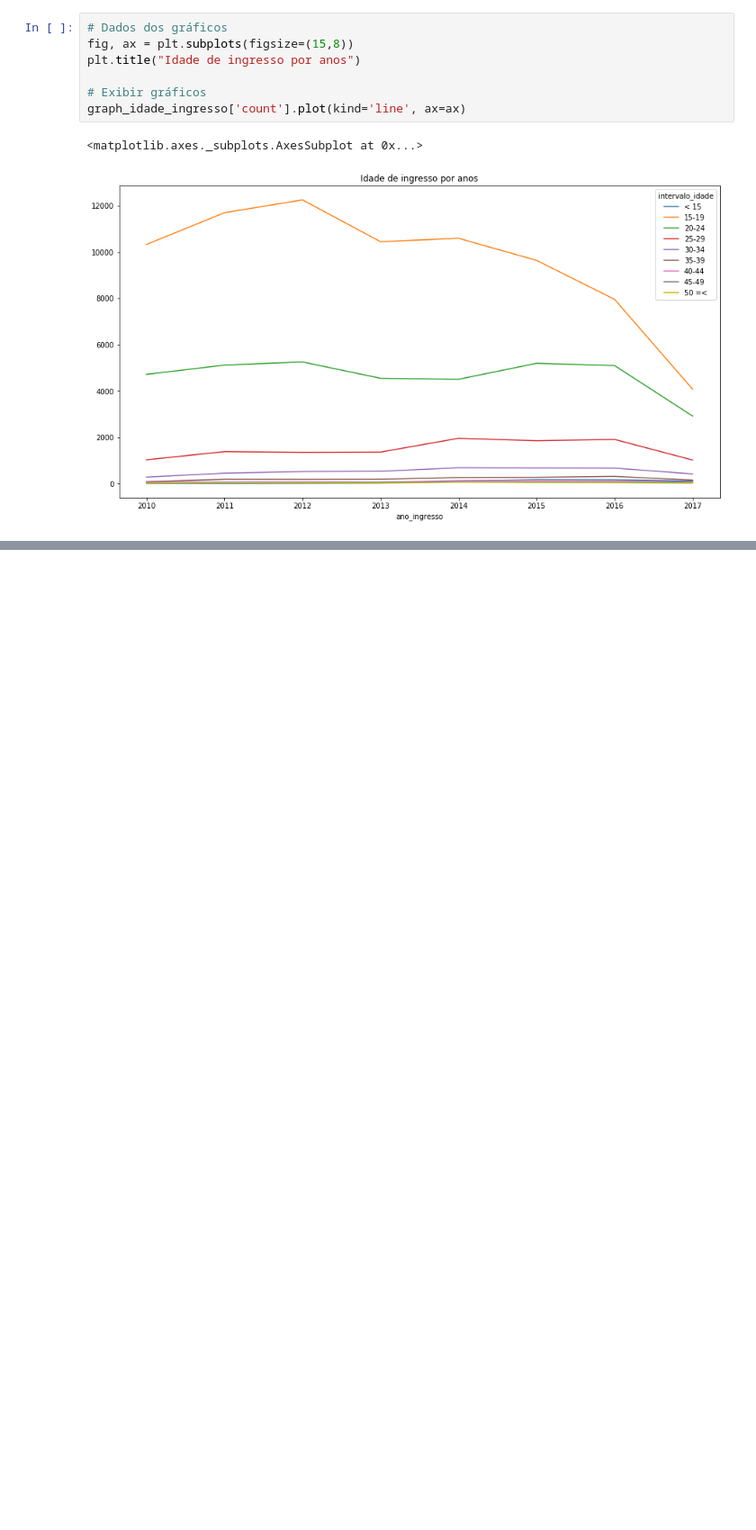
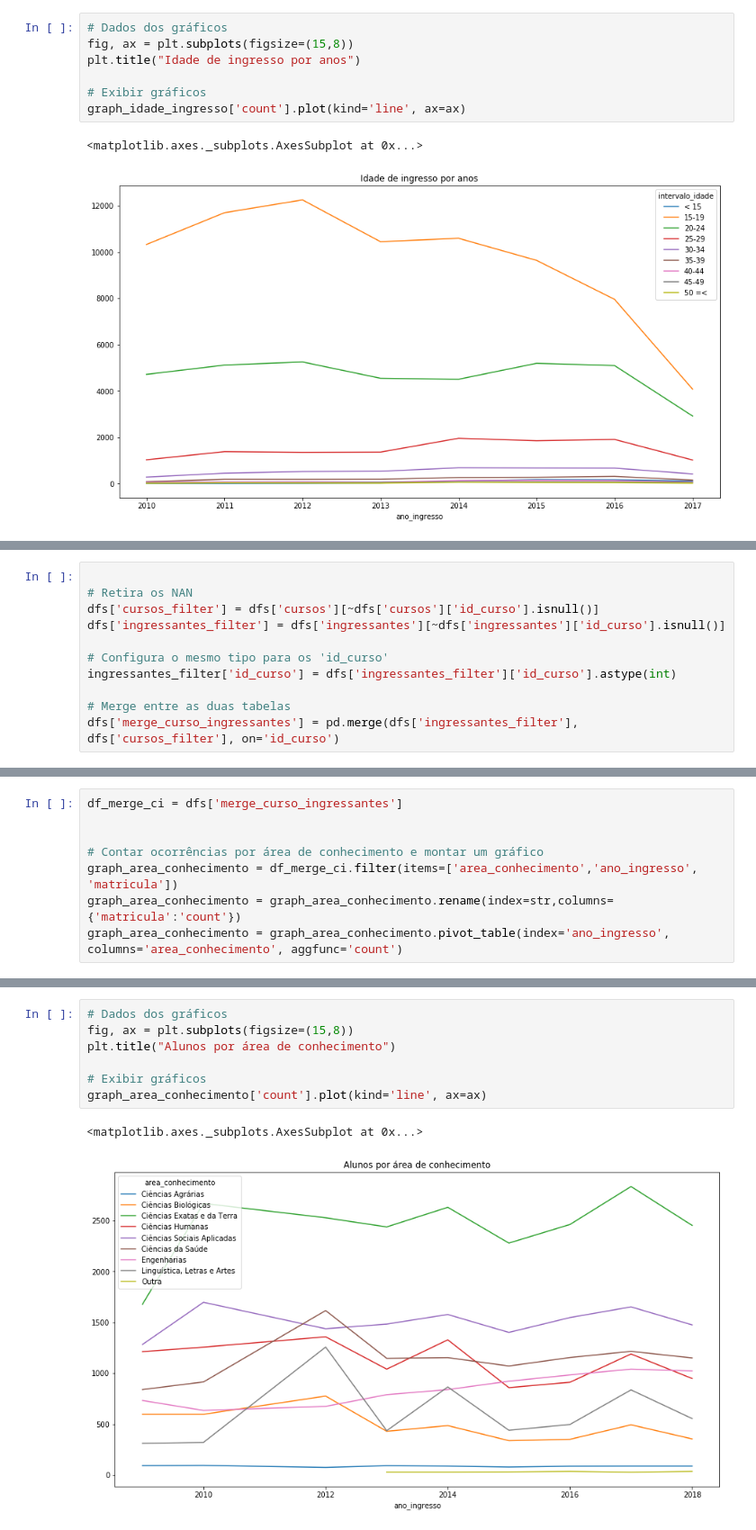
Before and after one commit to alvarofpp/imd0511-discentes, a Jupyter notebook: iolanda.ipynb, the cells around one changed output, grey strips where cells are left out. Shown: that part at 90% size. Cells and saved outputs as stored; diff of their text form; blank space fills up the shorter version.

```diff
--- a/iolanda.ipynb
+++ b/iolanda.ipynb
@@ -214,0 +216,11 @@ graph_idade_ingresso['count'].plot(kind='line', ax=ax)
+# %%
+
+# Retira os NAN
+dfs['cursos_filter'] = dfs['cursos'][~dfs['cursos']['id_curso'].isnull()]
+dfs['ingressantes_filter'] = dfs['ingressantes'][~dfs['ingressantes']['id_curso'].isnull()]
+
+# Configura o mesmo tipo para os 'id_curso'
+ingressantes_filter['id_curso'] = dfs['ingressantes_filter']['id_curso'].astype(int)
+
+# Merge entre as duas tabelas
+dfs['merge_curso_ingressantes'] = pd.merge(dfs['ingressantes_filter'], dfs['cursos_filter'], on='id_curso')
@@ -214,0 +233,8 @@ graph_idade_ingresso['count'].plot(kind='line', ax=ax)
+# %%
+df_merge_ci = dfs['merge_curso_ingressantes']
+
+
+# Contar ocorrências por área de conhecimento e montar um gráfico
+graph_area_conhecimento = df_merge_ci.filter(items=['area_conhecimento','ano_ingresso', 'matricula'])
+graph_area_conhecimento = graph_area_conhecimento.rename(index=str,columns={'matricula':'count'})
+graph_area_conhecimento = graph_area_conhecimento.pivot_table(index='ano_ingresso', columns='area_conhecimento', aggfunc='count')
@@ -214,0 +256,10 @@ graph_idade_ingresso['count'].plot(kind='line', ax=ax)
+# %%
+# Dados dos gráficos
+fig, ax = plt.subplots(figsize=(15,8))
+plt.title("Alunos por área de conhecimento")
+
+# Exibir gráficos
+graph_area_conhecimento['count'].plot(kind='line', ax=ax)
+# %% [output]
+<matplotlib.axes._subplots.AxesSubplot at 0x...>
+[figure, added]
```
Also changed, not shown: parts of 12 cells of this notebook.
